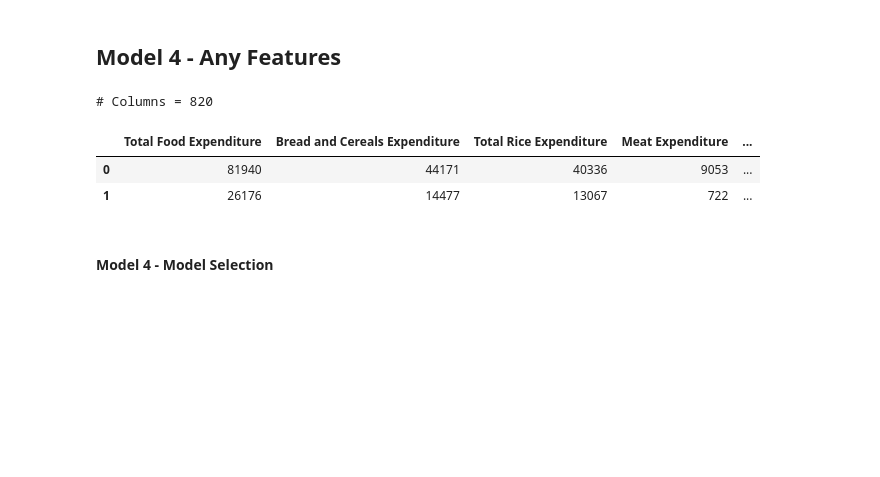
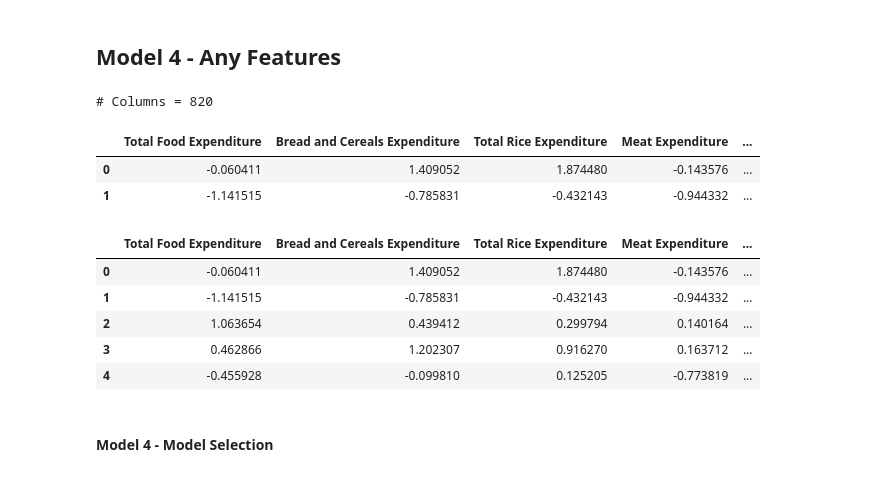
Before and after one commit to ndara/FilipinoHousing, a Jupyter notebook: filipino_housing.ipynb, the cells around one changed output. Drawn from its saved outputs; the diff is of its cells as text; code cells hidden in the pictures; blank space fills up the shorter version.

```diff
--- a/filipino_housing.ipynb
+++ b/filipino_housing.ipynb
@@ -264,13 +273,13 @@ joblib.dump(all_var_model_lasso, 'all_original_model.pkl')
 # %% [markdown]
 ## Model 4 - Any Features
 # %%
-train_all = train_continuous.join(train_categorical_dummied)
+train_all = pd.DataFrame(StandardScaler().fit_transform(train_continuous), columns = train_continuous.columns).join(train_categorical_dummied)
 print("# Columns =", len(train_all.columns))
 train_all.head(2)
 # %% [output]
 # Columns = 820
 |  | Total Food Expenditure | Bread and Cereals Expenditure | Total Rice Expenditure | Meat Expenditure | ... |
-| 0 | 81940 | 44171 | 40336 | 9053 | ... |
-| 1 | 26176 | 14477 | 13067 | 722 | ... |
+| 0 | -0.060411 | 1.409052 | 1.874480 | -0.143576 | ... |
+| 1 | -1.141515 | -0.785831 | -0.432143 | -0.944332 | ... |
 # %%
 def transform_x(df):
@@ -279,6 +288,15 @@ def transform_x(df):
     return df
 # %%
 train_all = transform_x(train_all)
+# %%
+train_all.head(5)
+# %% [output]
+|  | Total Food Expenditure | Bread and Cereals Expenditure | Total Rice Expenditure | Meat Expenditure | ... |
+| 0 | -0.060411 | 1.409052 | 1.874480 | -0.143576 | ... |
+| 1 | -1.141515 | -0.785831 | -0.432143 | -0.944332 | ... |
+| 2 | 1.063654 | 0.439412 | 0.299794 | 0.140164 | ... |
+| 3 | 0.462866 | 1.202307 | 0.916270 | 0.163712 | ... |
+| 4 | -0.455928 | -0.099810 | 0.125205 | -0.773819 | ... |
 # %% [markdown]
 #### Model 4 - Model Selection
 # %%
```
Also changed, not shown: parts of 15 cells of this notebook, 1 other file.
